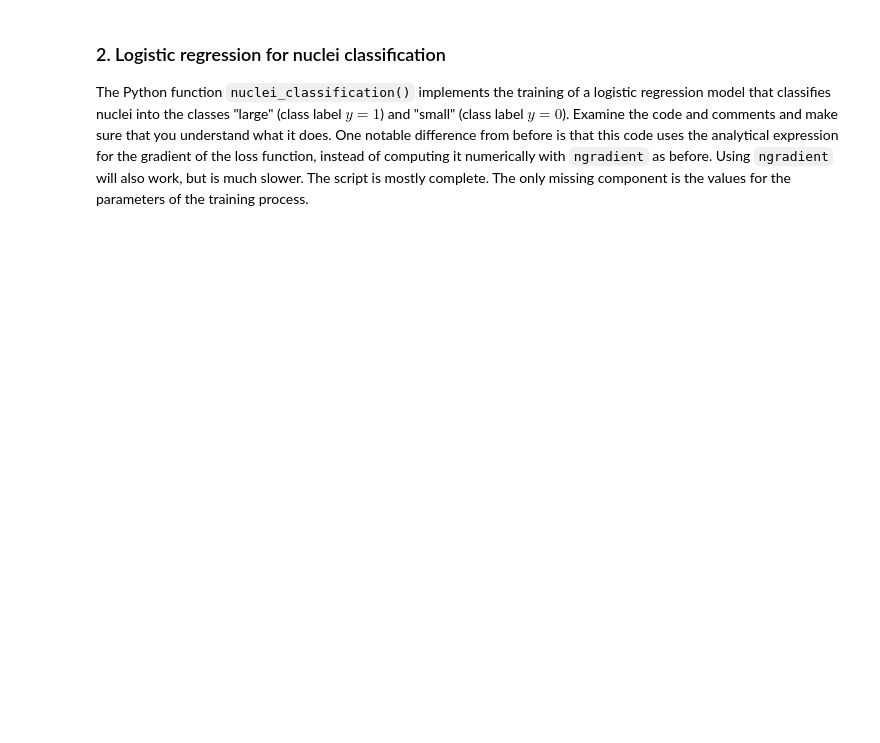
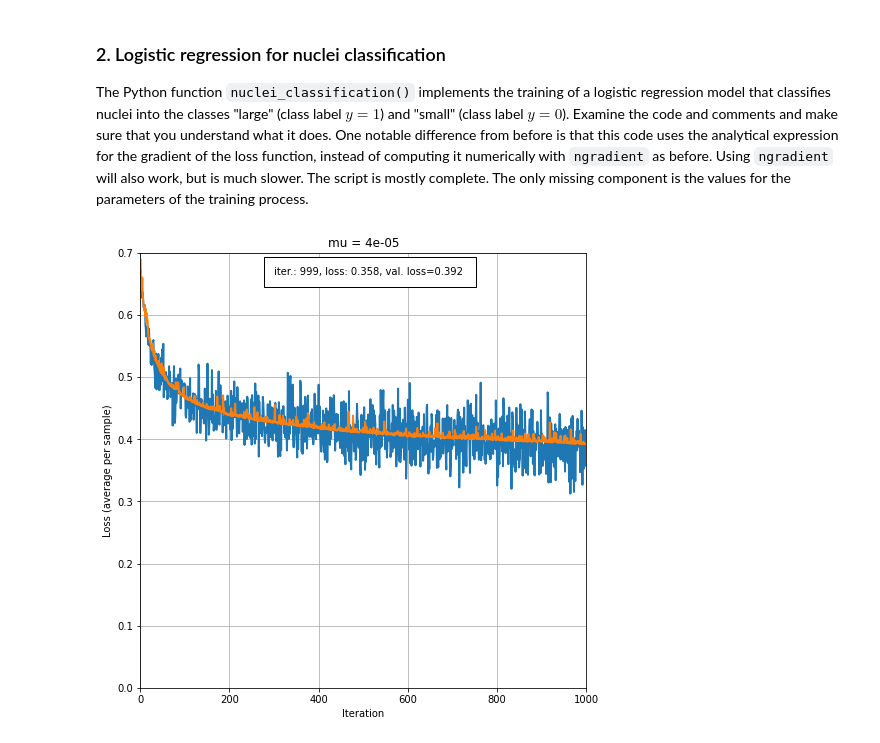
Before and after one commit to justinalittlefield/8dc00-mia, a Jupyter notebook: reader/2.5_CAD_project.ipynb, the cells around one changed output. Cells and saved outputs as stored; diff of their text form; code cells hidden in the pictures; blank space fills up the shorter version.

Commit message:
#9 project code

```diff
--- a/reader/2.5_CAD_project.ipynb
+++ b/reader/2.5_CAD_project.ipynb
@@ -112,3 +112,13 @@ Train a new linear regression model with a reduced number of training samples. W
 ### 2. Logistic regression for nuclei classification
 
 The Python function `nuclei_classification()` implements the training of a logistic regression model that classifies nuclei into the classes "large" (class label $y = 1$) and "small" (class label $y = 0$). Examine the code and comments and make sure that you understand what it does. One notable difference from before is that this code uses the analytical expression for the gradient of the loss function, instead of computing it numerically with `ngradient` as before. Using `ngradient` will also work, but is much slower. The script is mostly complete. The only missing component is the values for the parameters of the training process.
+# %%
+%matplotlib inline
+import sys
+sys.path.append("../code")
+from cad_project import nuclei_classification
+from IPython.display import display, clear_output
+#first find some values that seem to give a decent result, this worked well for me
+Theta = nuclei_classification(batch_size=200, num_iterations=1000, mu=0.00004, theta_scaling=0.0002)
+# %% [output]
+[figure, added]
```
Also changed, not shown: parts of 13 cells of this notebook, 4 other files.
